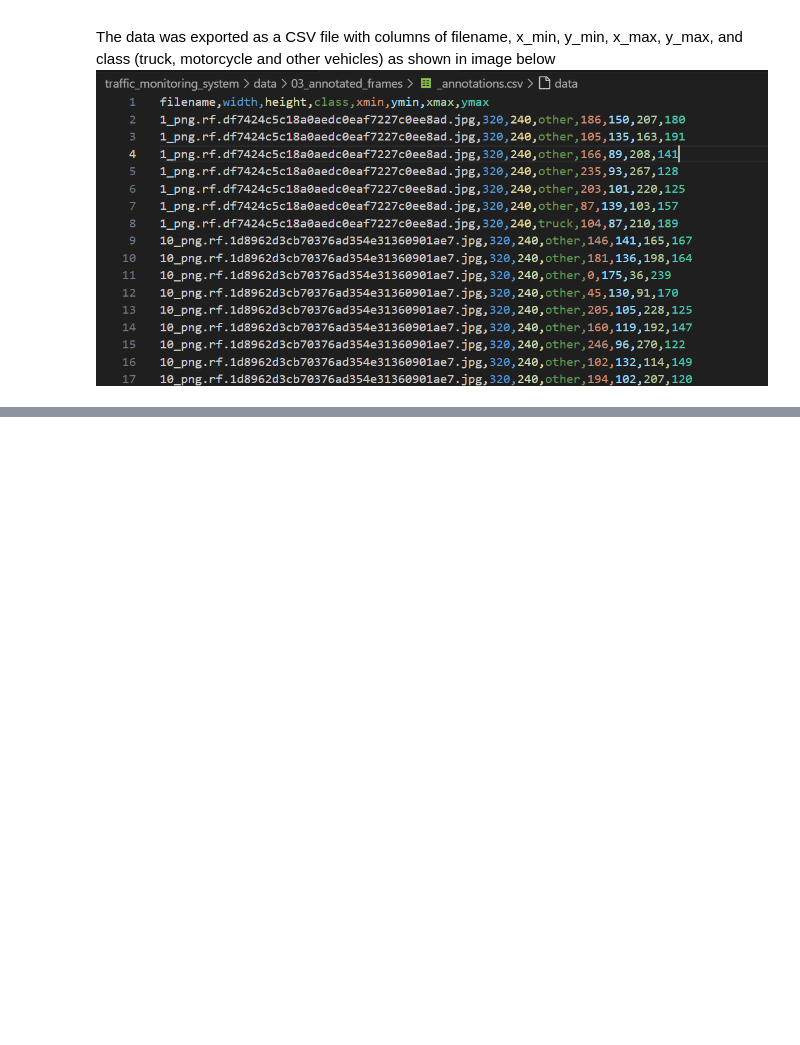
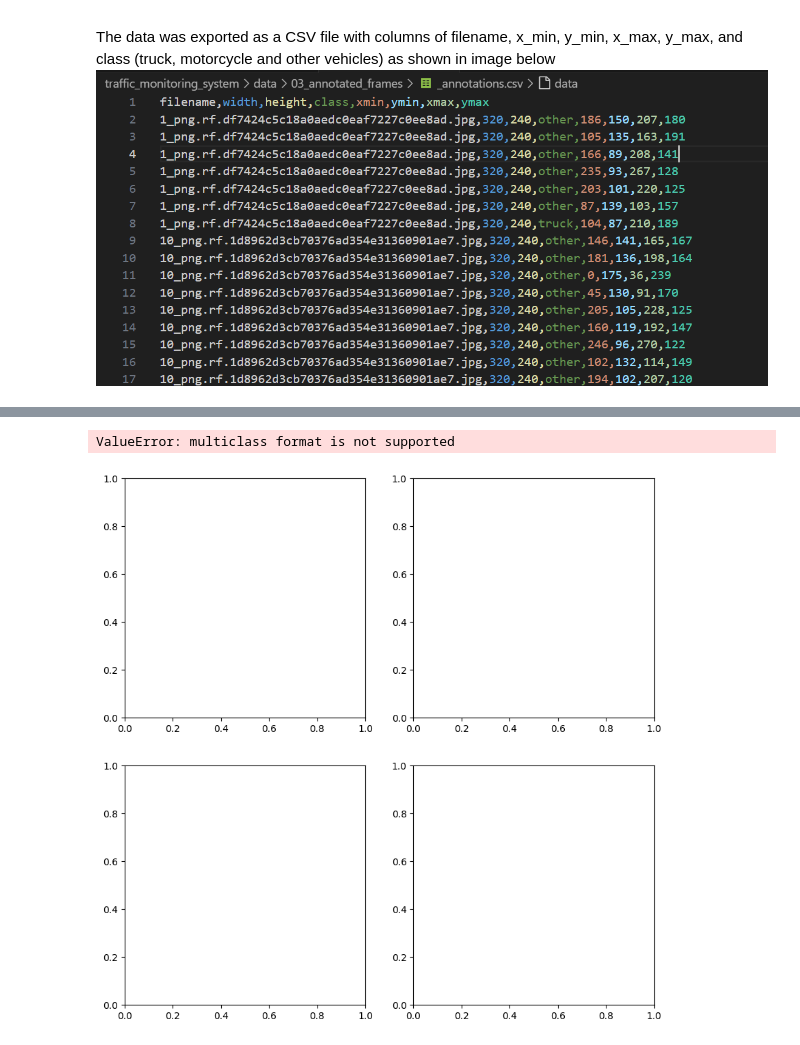
Before and after one commit to africanobyamugisha/computer_vision_cwks, a Jupyter notebook: traffic_monitoring_system/traffic_monitorin_system.ipynb, the cells around one changed output, grey strips where cells are left out. Saved outputs shown, nothing was run; the diff lists cells and outputs as text; code cells hidden in the pictures; blank space fills up the shorter version.

```diff
--- a/traffic_monitoring_system/traffic_monitorin_system.ipynb
+++ b/traffic_monitoring_system/traffic_monitorin_system.ipynb
@@ -125,3 +335,37 @@ for model, name in zip(models, model_names):
+# %%
+from sklearn.metrics import roc_curve, auc
+
+# Initialize the subplots
+fig, axs = plt.subplots(2, 2, figsize=(10, 10))
+
+# Loop through models to plot ROC curves
+for i, (model, name) in enumerate(zip([knn, svm, dt, rf], model_names)):
+    ax = axs[i//2, i%2]  # Get the current axis
+
+    y_proba = model.predict_proba(X_test)
+    if y_proba.ndim == 1:  # Check if y_proba has only one dimension
+        y_proba = np.vstack([1 - y_proba, y_proba]).T  # Create probabilities for binary classification
+
+    # Compute ROC curve and ROC area for each class
+    fpr, tpr, _ = roc_curve(y_test, y_proba[:, 1])  # Use y_proba for binary classification
+    roc_auc = auc(fpr, tpr)
+
+    # Plot ROC curve
+    ax.plot(fpr, tpr, color='darkorange', lw=2, label=f'ROC curve (area = {roc_auc:.2f})')
+    ax.plot([0, 1], [0, 1], color='navy', lw=2, linestyle='--')
+    ax.set_xlim([0.0, 1.0])
+    ax.set_ylim([0.0, 1.05])
+    ax.set_xlabel('False Positive Rate')
+    ax.set_ylabel('True Positive Rate')
+    ax.set_title(f'ROC Curve - {name}')
+    ax.legend(loc="lower right")
+
+# Adjust layout and show the plot
+plt.tight_layout()
+plt.show()
+# %% [output]
+ValueError: multiclass format is not supported
+[figure, added]
 # %%
 # Step 7: Build Ensemble Model
 # Assume the best three performing models based on F1 score are selected
```
Also changed, not shown: parts of 23 cells of this notebook.
